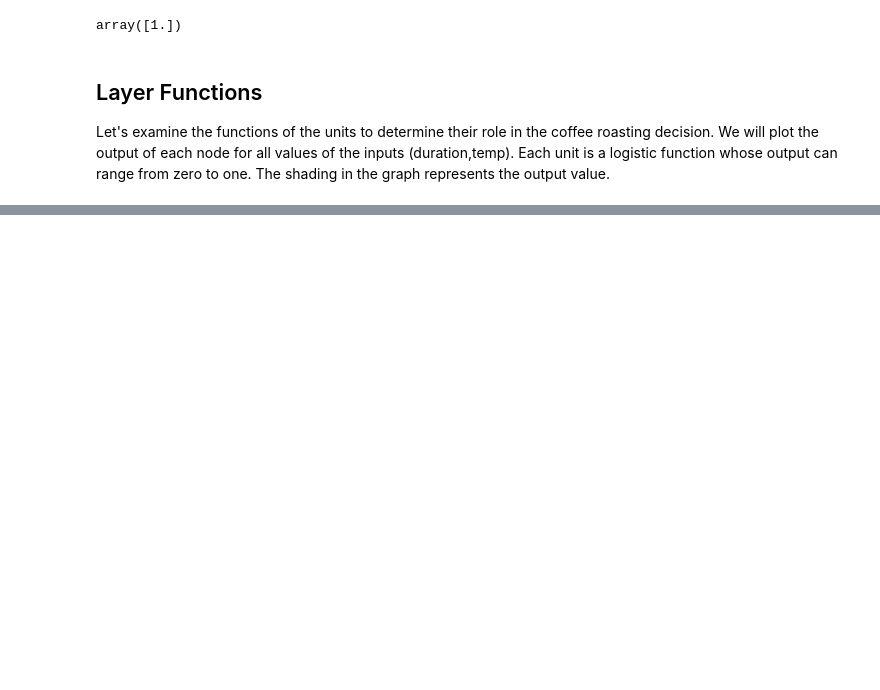
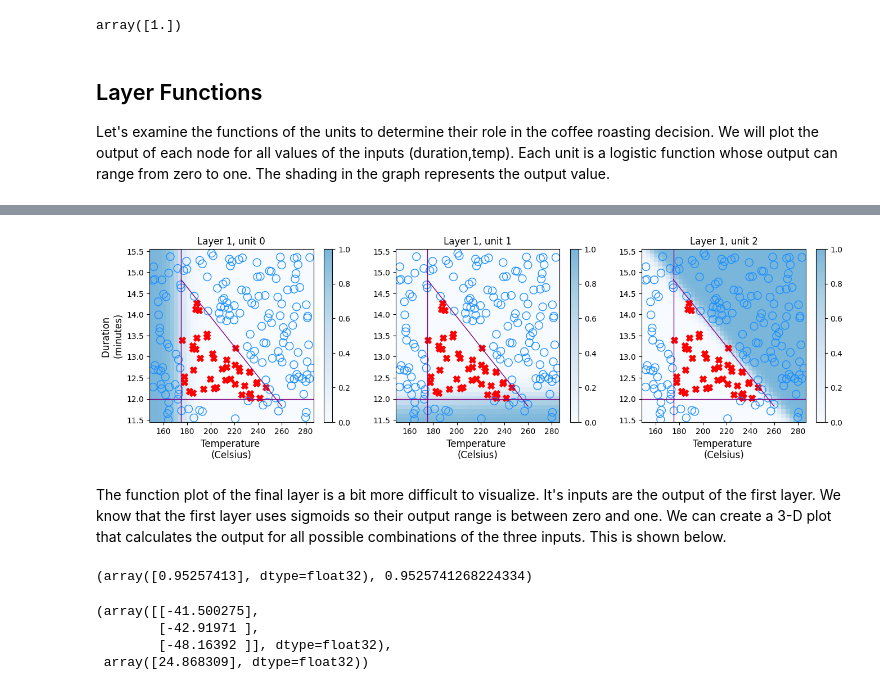
Before and after one commit to PaulToronto/Stanford-Andrew-Ng-Machine-Learning-Specialization, a Jupyter notebook: 2_1_3_1_Lab_Coffee_Roasting_in_TensorFlow.ipynb, the cells around one changed output, grey strips where cells are left out. Drawn from its saved outputs; the diff is of its cells as text; code cells hidden in the pictures; blank space fills up the shorter version.

```diff
--- a/2_1_3_1_Lab_Coffee_Roasting_in_TensorFlow.ipynb
+++ b/2_1_3_1_Lab_Coffee_Roasting_in_TensorFlow.ipynb
@@ -337,0 +407,20 @@ Let's examine the functions of the units to determine their role in the coffee r
+# %%
+plt_layer(X, Y, W1_tmp2, b1_tmp2, norm_1)
+# %% [output]
+[figure, added]
+# %% [markdown]
+The function plot of the final layer is a bit more difficult to visualize. It's inputs are the output of the first layer. We know that the first layer uses sigmoids so their output range is between zero and one. We can create a 3-D plot that calculates the output for all possible combinations of the three inputs. This is shown below.
+# %%
+(
+    tf.keras.activations.sigmoid(tf.constant([3], dtype = tf.float32)).numpy(),
+    sigmoid(3)
+)
+# %% [output]
+(array([0.95257413], dtype=float32), 0.9525741268224334)
+# %%
+W2, b2
+# %% [output]
+(array([[-41.500275],
+        [-42.91971 ],
+        [-48.16392 ]], dtype=float32),
+ array([24.868309], dtype=float32))
```
Also changed, not shown: parts of 28 cells of this notebook.
